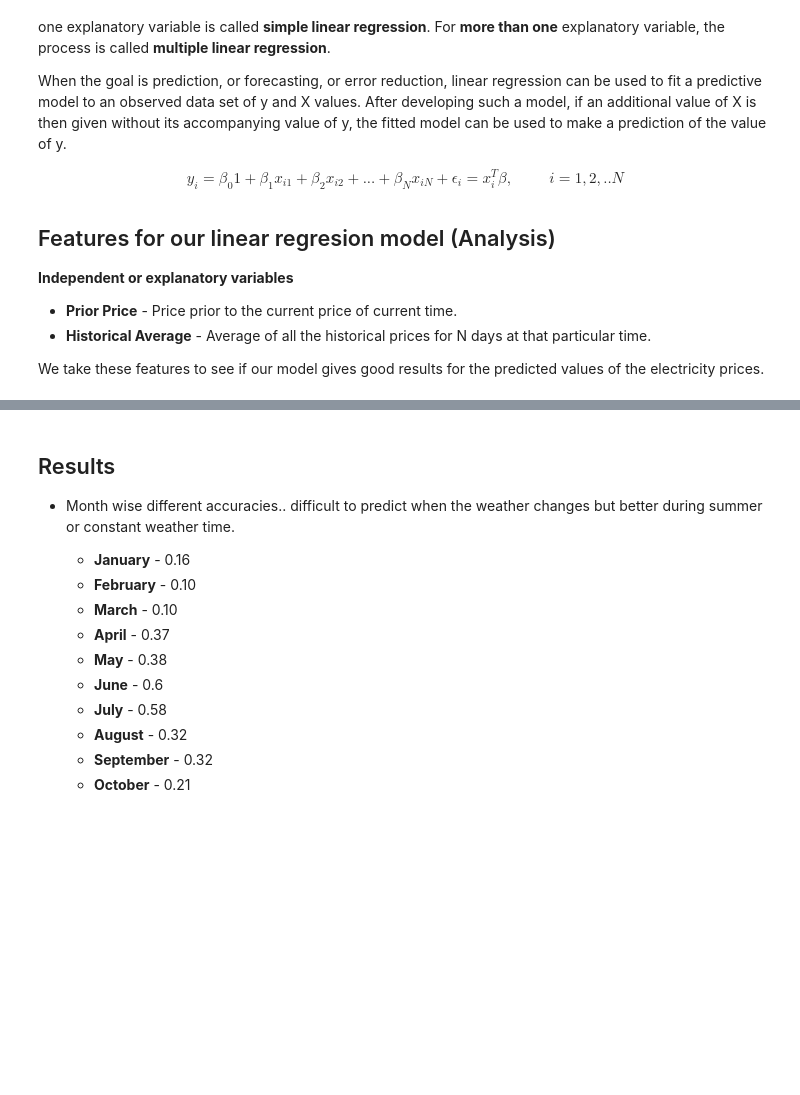
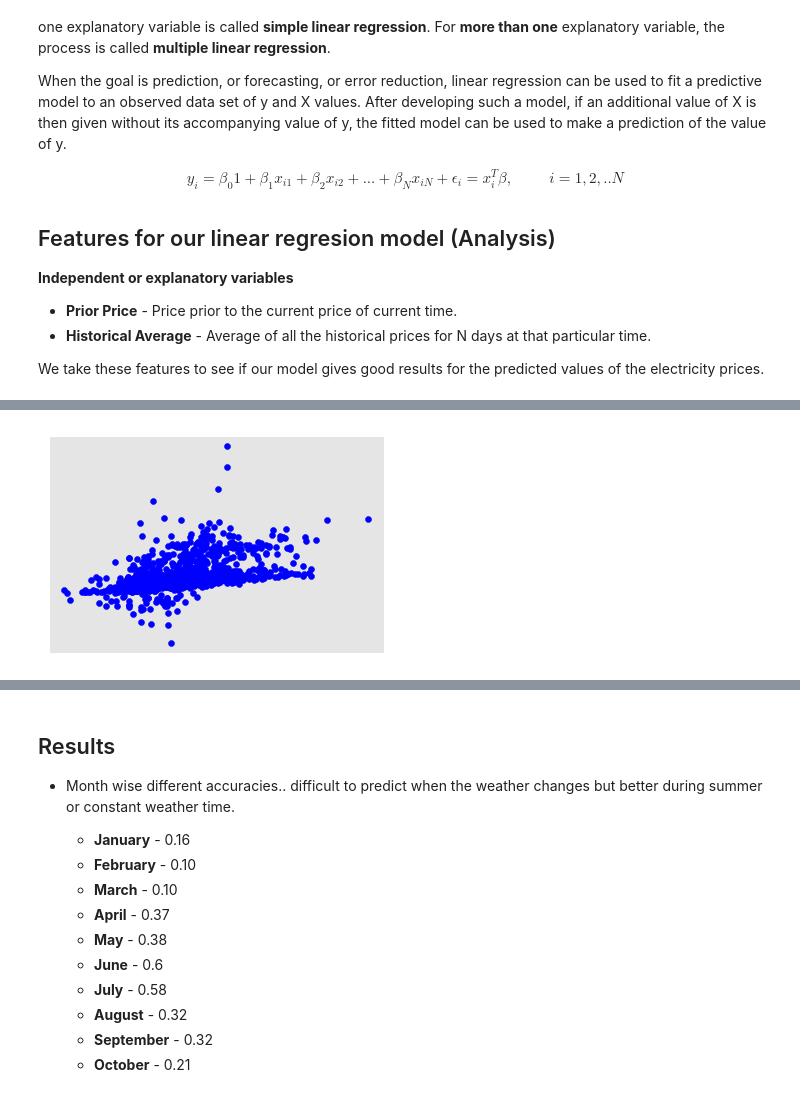
Before and after one commit to arpit-garg/ComEd-Electricity-Price-Prediction, a Jupyter notebook: ComEd_Price_Prediction.ipynb, the cells around one changed output, grey strips where cells are left out. Saved outputs shown, nothing was run; the diff lists cells and outputs as text; code cells hidden in the pictures; blank space fills up the shorter version.

```diff
--- a/ComEd_Price_Prediction.ipynb
+++ b/ComEd_Price_Prediction.ipynb
@@ -308,12 +404,14 @@ plt.hist2d(price_pred, np.arange(len(price_pred)))
 # %%
 # Plot outputs
-plt.scatter(df_test.historical_average_price, target_test,  color='black')
-# plt.plot(df_test.historical_average_price, price_pred, color='blue', linewidth=3)
+# plt.scatter(df_test.historical_average_price, target_test,  color='black')
+plt.scatter(df_test.historical_average_price, price_pred, color='blue')
 
 plt.xticks(())
 plt.yticks(())
 
 plt.show()
+# %% [output]
+[figure, added]
 # %%
 accuracies = [0.16,0.10,0.10,0.37,0.38,0.6,0.58,0.32,0.32,0.21,0.02]
 months = ['Jan', 'Feb', 'Mar', 'Apr', 'May', 'Jun', 'Jul', 'Aug', 'Sep', 'Oct', 'Nov']
```
Also changed, not shown: parts of 25 cells of this notebook, 1 other file.
